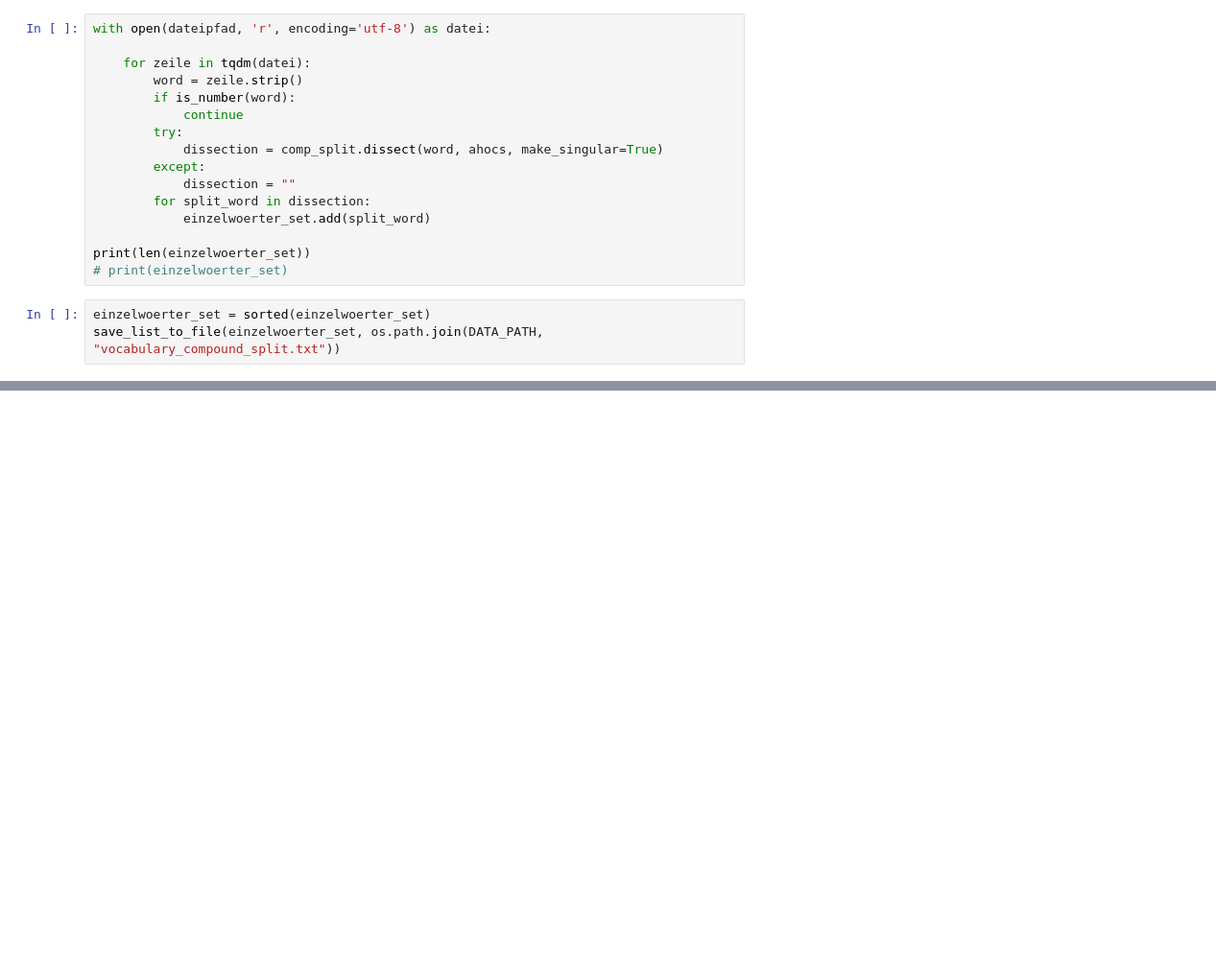
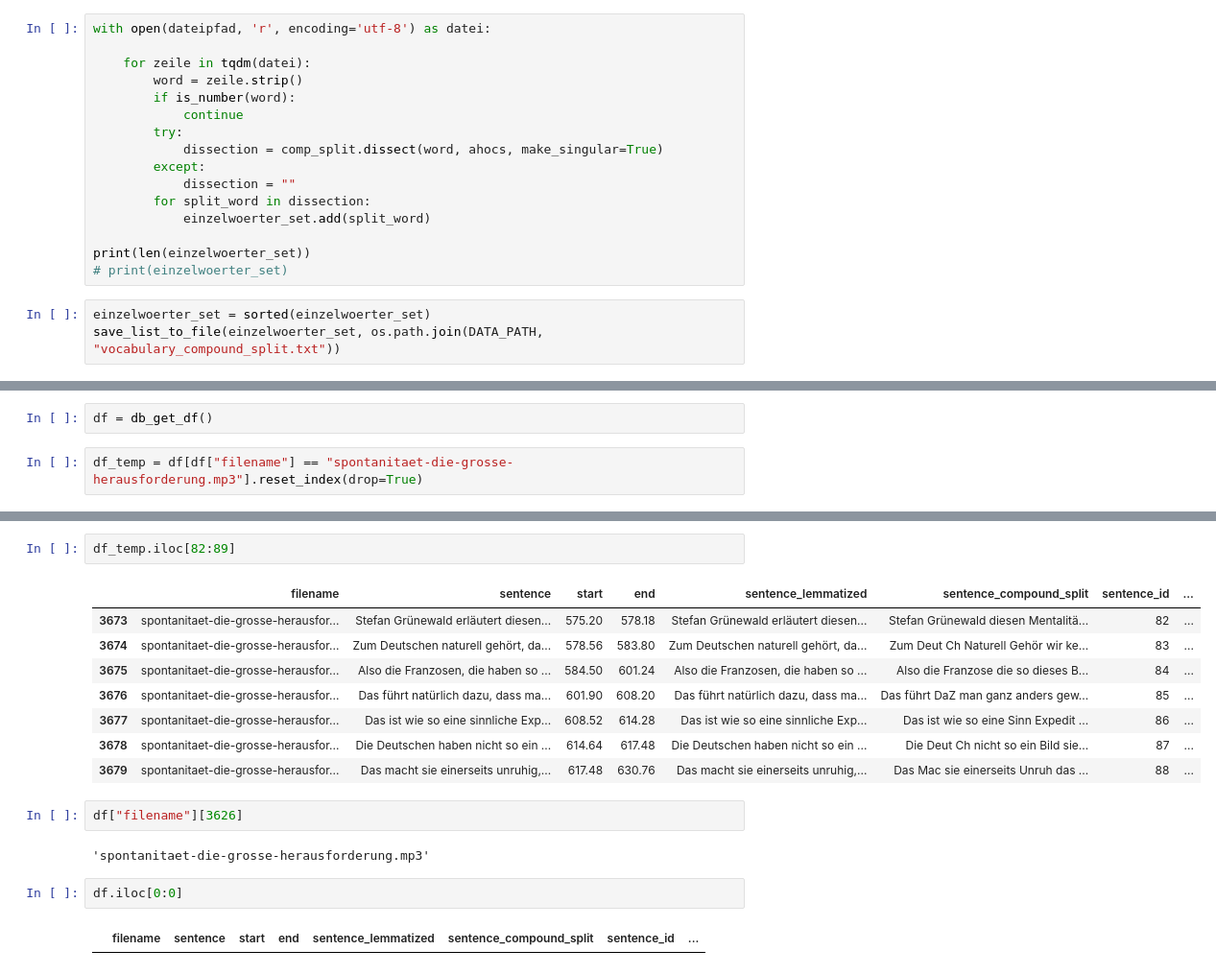
Before and after one commit to Firevince/Batchelorarbeit, a Jupyter notebook: scripts/test.ipynb, the cells around one changed output, grey strips where cells are left out. Shown: that part at 96% size. Saved outputs shown, nothing was run; the diff lists cells and outputs as text; blank space fills up the shorter version.

```diff
--- a/scripts/test.ipynb
+++ b/scripts/test.ipynb
@@ -145,0 +317,4 @@ save_list_to_file(einzelwoerter_set, os.path.join(DATA_PATH, "vocabulary_compoun
+# %%
+df = db_get_df()
+# %%
+df_temp = df[df["filename"] == "spontanitaet-die-grosse-herausforderung.mp3"].reset_index(drop=True)
@@ -145,0 +346,19 @@ save_list_to_file(einzelwoerter_set, os.path.join(DATA_PATH, "vocabulary_compoun
+# %%
+df_temp.iloc[82:89]
+# %% [output]
+|  | filename | sentence | start | end | sentence_lemmatized | sentence_compound_split | sentence_id | ... |
+| 3673 | spontanitaet-die-grosse-herausfor... | Stefan Grünewald erläutert diesen... | 575.20 | 578.18 | Stefan Grünewald erläutert diesen... | Stefan Grünewald diesen Mentalitä... | 82 | ... |
+| 3674 | spontanitaet-die-grosse-herausfor... | Zum Deutschen naturell gehört, da... | 578.56 | 583.80 | Zum Deutschen naturell gehört, da... | Zum Deut Ch Naturell Gehör wir ke... | 83 | ... |
+| 3675 | spontanitaet-die-grosse-herausfor... | Also die Franzosen, die haben so ... | 584.50 | 601.24 | Also die Franzosen, die haben so ... | Also die Franzose die so dieses B... | 84 | ... |
+| 3676 | spontanitaet-die-grosse-herausfor... | Das führt natürlich dazu, dass ma... | 601.90 | 608.20 | Das führt natürlich dazu, dass ma... | Das führt DaZ man ganz anders gew... | 85 | ... |
+| 3677 | spontanitaet-die-grosse-herausfor... | Das ist wie so eine sinnliche Exp... | 608.52 | 614.28 | Das ist wie so eine sinnliche Exp... | Das ist wie so eine Sinn Expedit ... | 86 | ... |
+| 3678 | spontanitaet-die-grosse-herausfor... | Die Deutschen haben nicht so ein ... | 614.64 | 617.48 | Die Deutschen haben nicht so ein ... | Die Deut Ch nicht so ein Bild sie... | 87 | ... |
+| 3679 | spontanitaet-die-grosse-herausfor... | Das macht sie einerseits unruhig,... | 617.48 | 630.76 | Das macht sie einerseits unruhig,... | Das Mac sie einerseits Unruh das ... | 88 | ... |
+# %%
+df["filename"][3626]
+# %% [output]
+'spontanitaet-die-grosse-herausforderung.mp3'
+# %%
+df.iloc[0:0]
+# %% [output]
+|  | filename | sentence | start | end | sentence_lemmatized | sentence_compound_split | sentence_id | ... |
```
Also changed, not shown: parts of 55 cells of this notebook, 2 other files.
